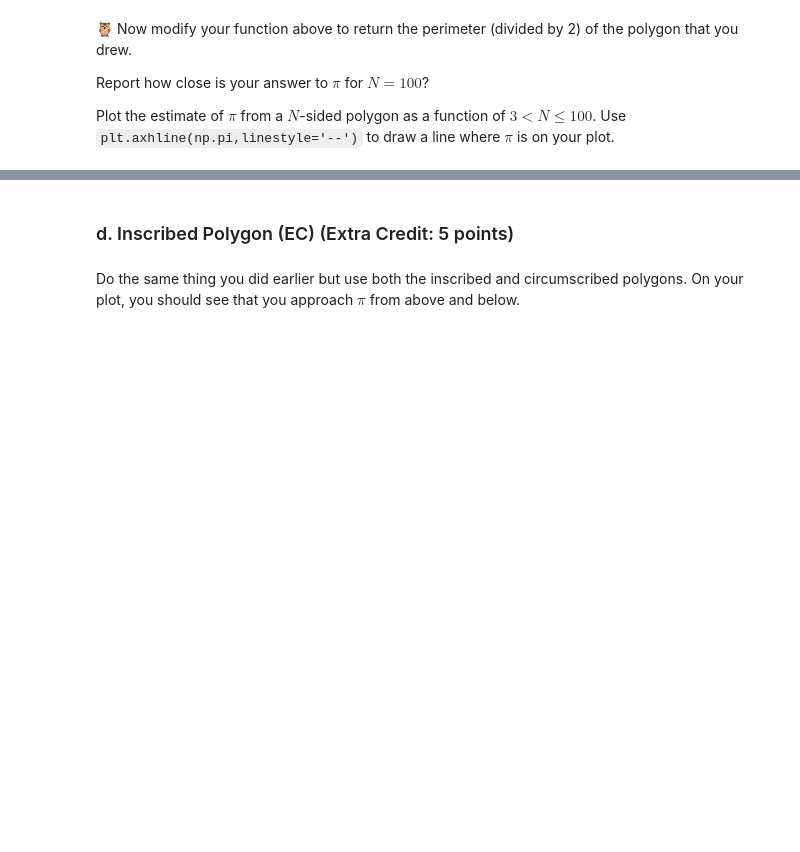
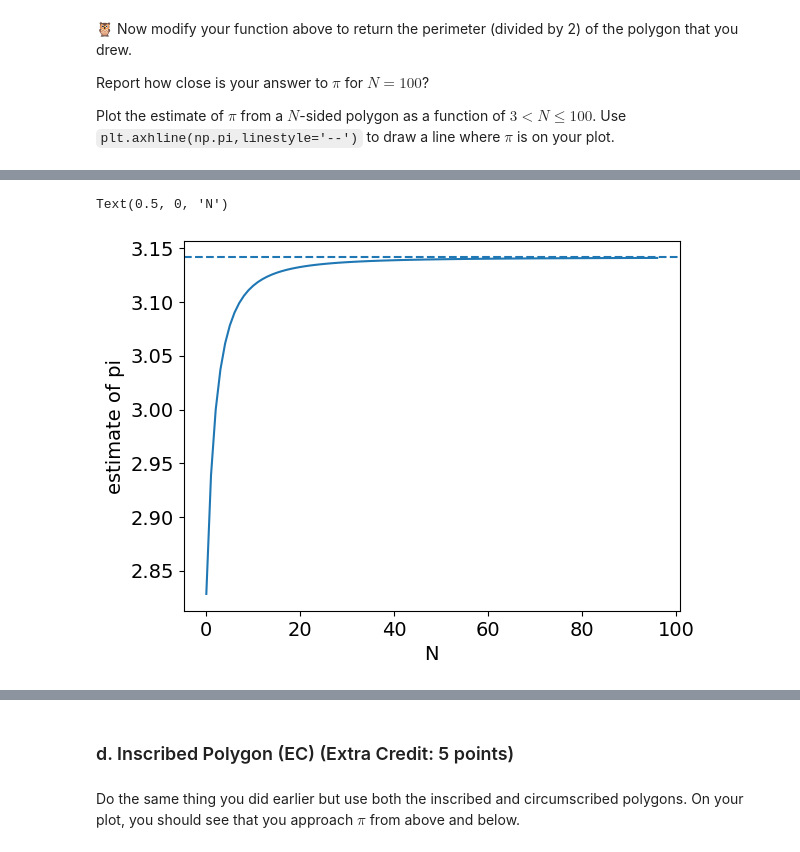
Before and after one commit to sushelan/computationalphysicsprojects, a Jupyter notebook: IntroductionToComputationalPhysics/N_Ways_of_Measuring_PI.ipynb, the cells around one changed output, grey strips where cells are left out. Cells and saved outputs as stored; diff of their text form; code cells hidden in the pictures; blank space fills up the shorter version.

Commit message:
finished plotting estimation of pi with polygon

```diff
--- a/IntroductionToComputationalPhysics/N_Ways_of_Measuring_PI.ipynb
+++ b/IntroductionToComputationalPhysics/N_Ways_of_Measuring_PI.ipynb
@@ -380,3 +378,20 @@ Plot the estimate of $\pi$ from a $N$-sided polygon as a function of $3<N\leq100
+# %%
+# ANSWER HERE
+def ReturnPerimeterPolygon(n):
+  theta = 0
+  xvalues = [np.cos(theta) for theta in np.arange(0,2*np.pi+np.pi*2/n,np.pi*2/n)]
+  yvalues = [np.sin(theta) for theta in np.arange(0,2*np.pi+np.pi*2/n,np.pi*2/n)]
+
+  return n * np.sqrt((xvalues[1]-xvalues[0])**2 + (yvalues[1]-yvalues[0])**2) / 2
+
+perimeterlist = [ReturnPerimeterPolygon(i) for i in range(4, 101)]
+plt.plot(np.array(perimeterlist))
+plt.axhline(np.pi,linestyle='--')
+plt.ylabel("estimate of pi")
+plt.xlabel("N")
+# %% [output]
+Text(0.5, 0, 'N')
+[figure, added]
 # %% [markdown]
 <div><img src="https://clark.physics.illinois.edu/246img/AnsEnd.svg" width=200 align=left alt="Answer (end)"></img><br></div>
 # %% [markdown]
```
Also changed, not shown: parts of 1 cell of this notebook.
